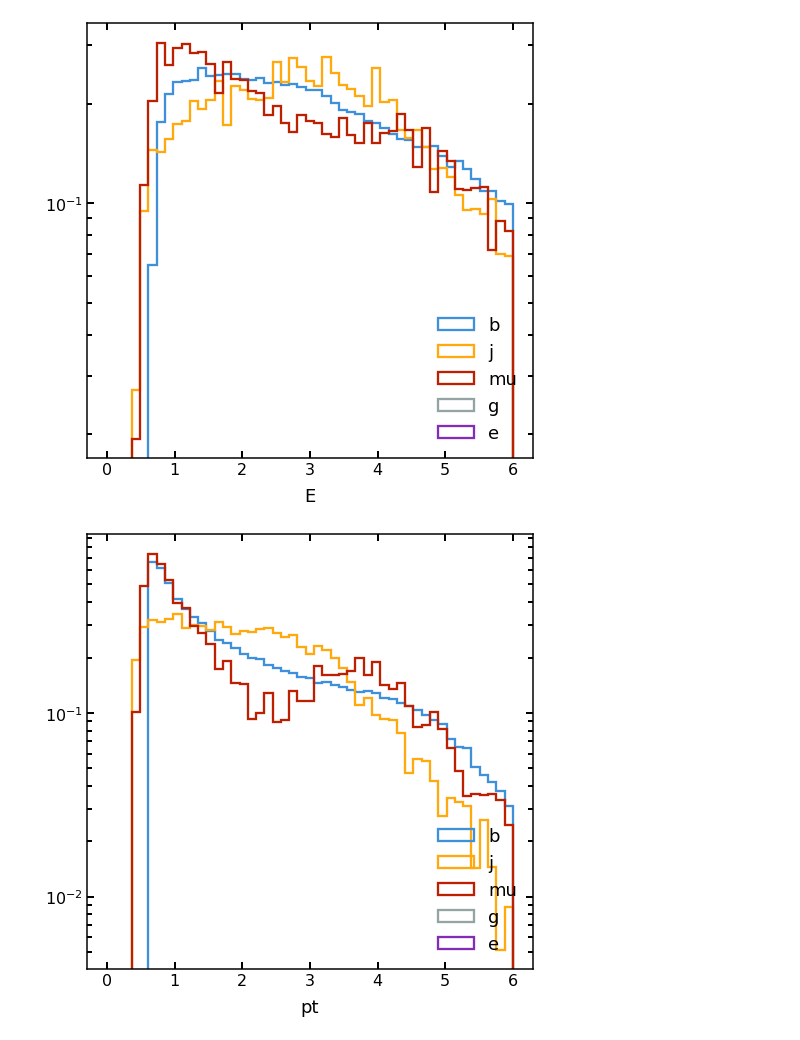
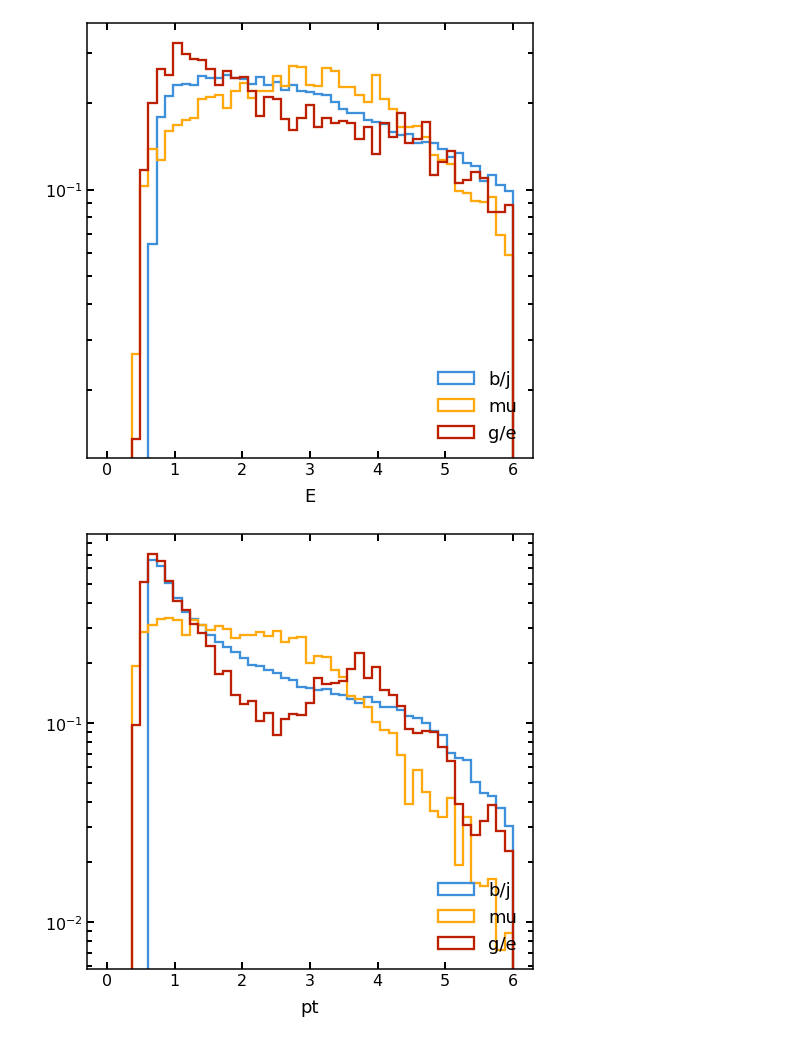
Before and after one commit to chernyavskaya/AnomalyClustering, a Jupyter notebook: notebooks/eval_graph_AE_upd.ipynb, the cells around one changed output. Cells and saved outputs as stored; diff of their text form; code cells hidden in the pictures.

```diff
--- a/notebooks/eval_graph_AE_upd.ipynb
+++ b/notebooks/eval_graph_AE_upd.ipynb
@@ -78,15 +73,16 @@ Dataset of 62431 events prepared
 # %%
 for i,name in zip([2,3,4,5],'E,pt,eta,phi'.split(',')):
     plt.figure(figsize=(8,8))
     bins = np.linspace(-5,5,30)
     if i==2 or i==3:
         bins = np.linspace(0,6,50)
         plt.semilogy()
     kwargs={'linewidth':2.3, 'fill':False, 'density':True,'histtype':'step'}
-    for pid_name, pid in zip(['b','j','mu','g','e'],[1,2,3,4,5]):
+   # for pid_name, pid in zip(['b','j','mu','g','e'],[1,2,3,4,5]):
+    for pid_name, pid in zip(['b/j','mu','g/e'],[1,2,3]):
         _ = plt.hist(prepared_dataset[:,1:,i][prepared_dataset[:,1:,1]==pid],bins=bins,**kwargs,label=pid_name)
     plt.xlabel(name)
     plt.legend(loc='lower right')
 # %% [output]
-[figure, old version]
+[figure, new version]
-[figure, old version]
+[figure, new version]
```
Also changed, not shown: parts of 20 cells of this notebook, 7 other files.
